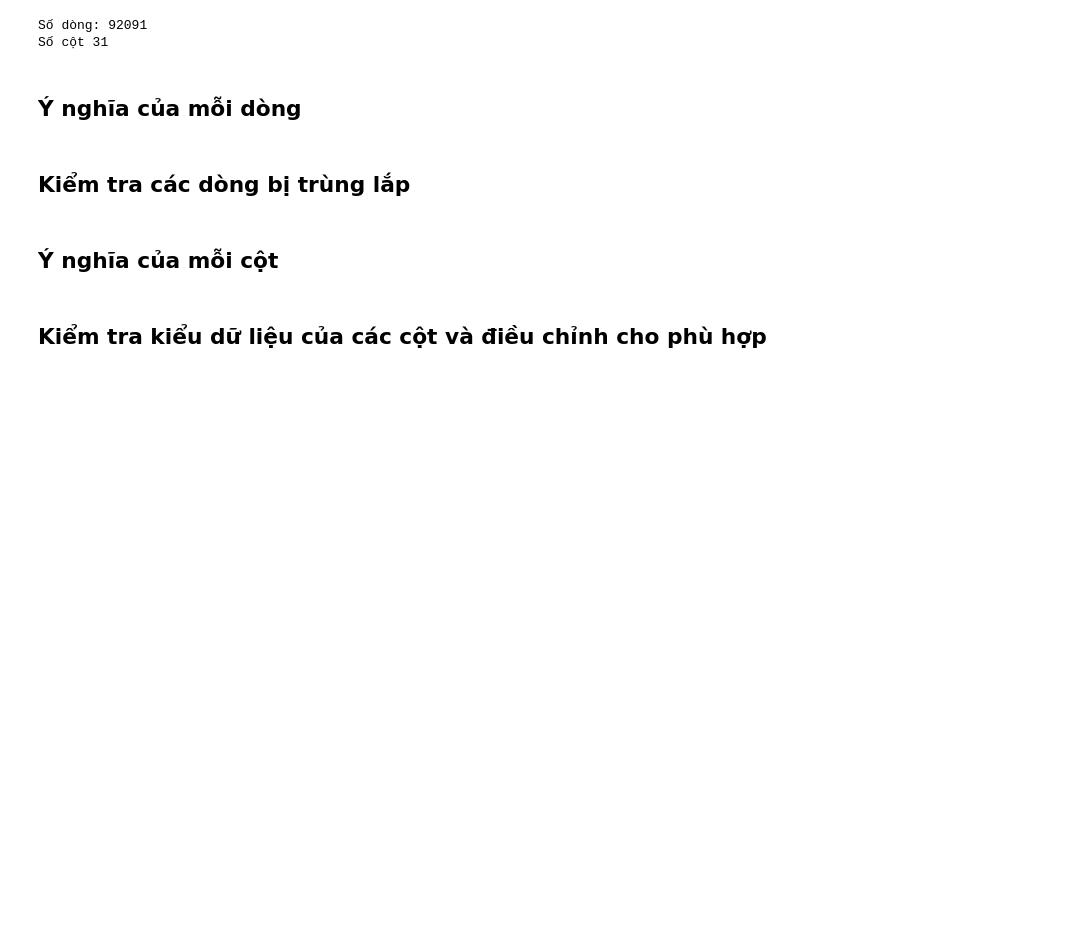
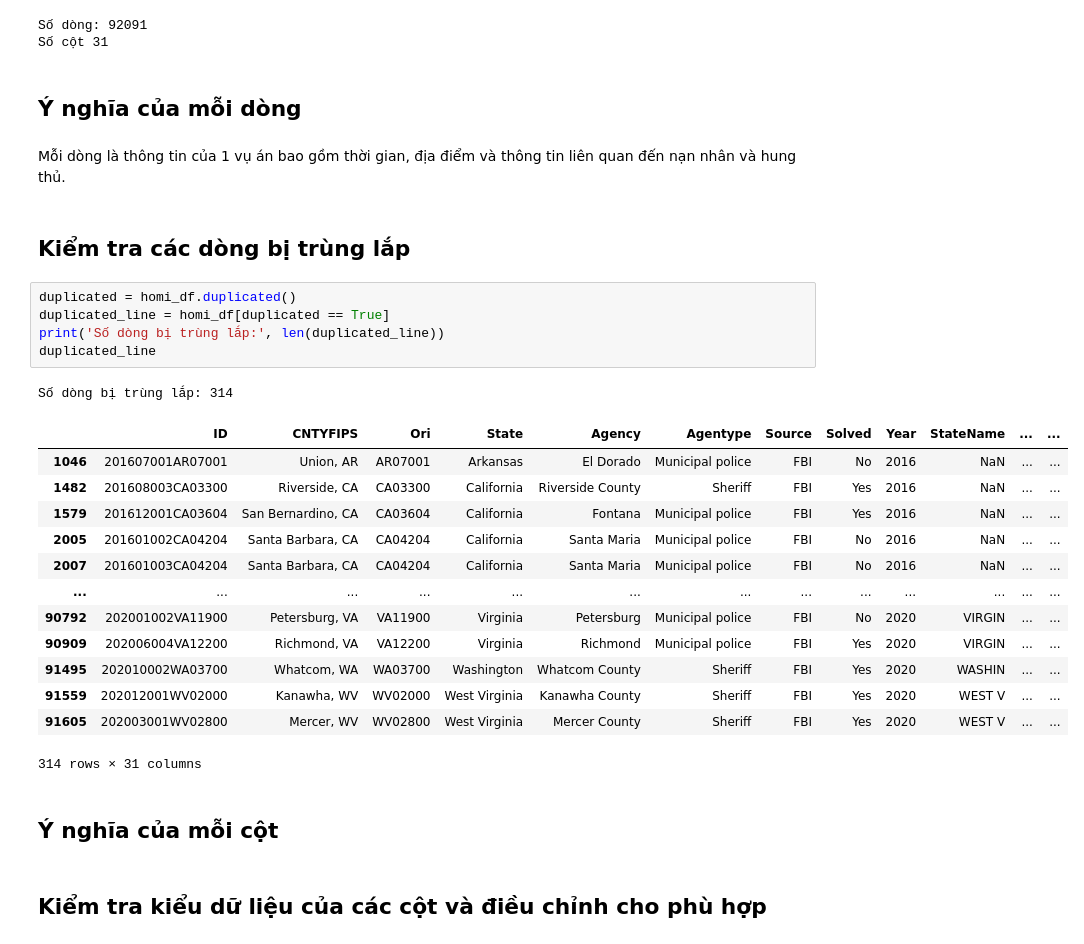
Before and after one commit to SangPhan852/P4DS_Project, a Jupyter notebook: 20127288_20127613.ipynb, the cells around one changed output. Drawn from its saved outputs; the diff is of its cells as text; blank space fills up the shorter version.

Commit message:
add check duplicate

```diff
--- a/20127288_20127613.ipynb
+++ b/20127288_20127613.ipynb
@@ -68,8 +68,30 @@ Số dòng: 92091
 Số cột 31
 # %% [markdown]
 ## Ý nghĩa của mỗi dòng
+# %% [markdown]
+Mỗi dòng là thông tin của 1 vụ án bao gồm thời gian, địa điểm và thông tin liên quan đến nạn nhân và hung thủ.
 # %% [markdown]
 ## Kiểm tra các dòng bị trùng lắp
+# %%
+duplicated = homi_df.duplicated()
+duplicated_line = homi_df[duplicated == True]
+print('Số dòng bị trùng lắp:', len(duplicated_line))
+duplicated_line
+# %% [output]
+Số dòng bị trùng lắp: 314
+|  | ID | CNTYFIPS | Ori | State | Agency | Agentype | Source | Solved | Year | StateName | ... | ... |
+| 1046 | 201607001AR07001 | Union, AR | AR07001 | Arkansas | El Dorado | Municipal police | FBI | No | 2016 | NaN | ... | ... |
+| 1482 | 201608003CA03300 | Riverside, CA | CA03300 | California | Riverside County | Sheriff | FBI | Yes | 2016 | NaN | ... | ... |
+| 1579 | 201612001CA03604 | San Bernardino, CA | CA03604 | California | Fontana | Municipal police | FBI | Yes | 2016 | NaN | ... | ... |
+| 2005 | 201601002CA04204 | Santa Barbara, CA | CA04204 | California | Santa Maria | Municipal police | FBI | No | 2016 | NaN | ... | ... |
+| 2007 | 201601003CA04204 | Santa Barbara, CA | CA04204 | California | Santa Maria | Municipal police | FBI | No | 2016 | NaN | ... | ... |
+| ... | ... | ... | ... | ... | ... | ... | ... | ... | ... | ... | ... | ... |
+| 90792 | 202001002VA11900 | Petersburg, VA | VA11900 | Virginia | Petersburg | Municipal police | FBI | No | 2020 | VIRGIN | ... | ... |
+| 90909 | 202006004VA12200 | Richmond, VA | VA12200 | Virginia | Richmond | Municipal police | FBI | Yes | 2020 | VIRGIN | ... | ... |
+| 91495 | 202010002WA03700 | Whatcom, WA | WA03700 | Washington | Whatcom County | Sheriff | FBI | Yes | 2020 | WASHIN | ... | ... |
+| 91559 | 202012001WV02000 | Kanawha, WV | WV02000 | West Virginia | Kanawha County | Sheriff | FBI | Yes | 2020 | WEST V | ... | ... |
+| 91605 | 202003001WV02800 | Mercer, WV | WV02800 | West Virginia | Mercer County | Sheriff | FBI | Yes | 2020 | WEST V | ... | ... |
+314 rows × 31 columns
 # %% [markdown]
 ## Ý nghĩa của mỗi cột
 # %% [markdown]
```
